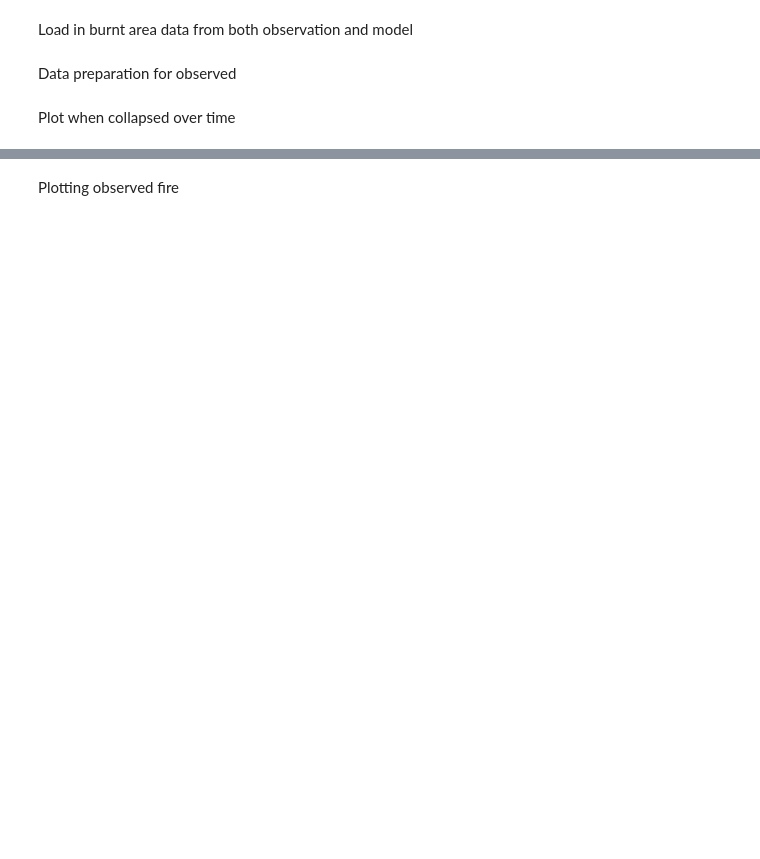
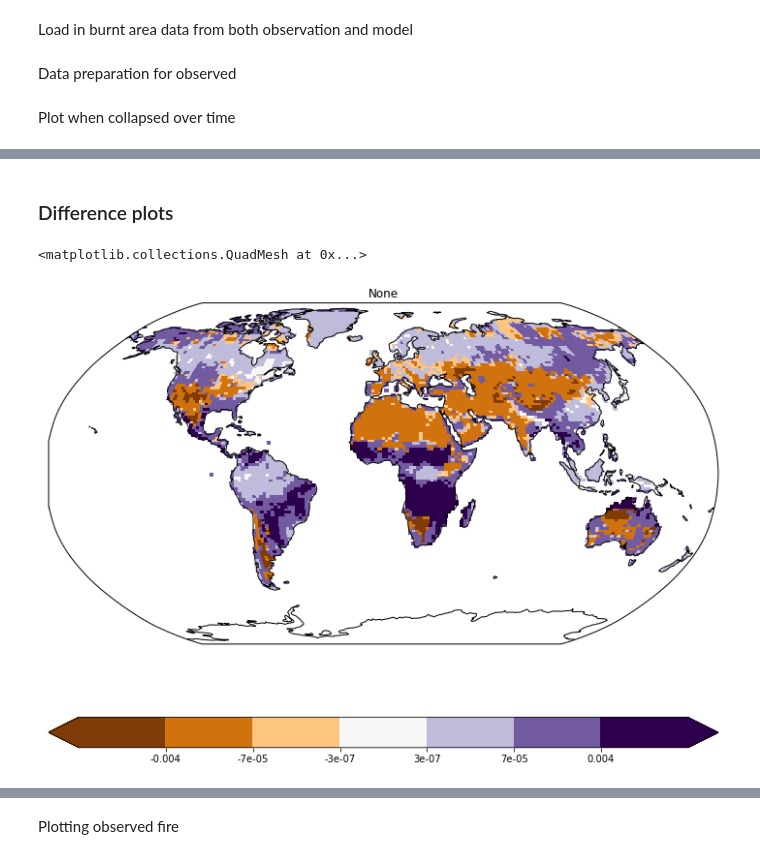
Before and after one commit to douglask3/UKESM-ConFire, a Jupyter notebook: notebooks/plot_burnt_area.ipynb, the cells around one changed output, grey strips where cells are left out. Drawn from its saved outputs; the diff is of its cells as text; code cells hidden in the pictures; blank space fills up the shorter version.

```diff
--- a/notebooks/plot_burnt_area.ipynb
+++ b/notebooks/plot_burnt_area.ipynb
@@ -73,0 +92,2 @@ plot_lonely_cube(canopy_lon_lat, 1, 2, 2, cmap = 'magma_r', levels = None)
+# %% [markdown]
+### Difference plots
@@ -74 +107,15 @@ plot_lonely_cube(canopy_lon_lat, 1, 2, 2, cmap = 'magma_r', levels = None)
+# %%
+c1 = cube1.collapsed('time', iris.analysis.MEAN)
+c3 = cube3.collapsed('time', iris.analysis.MEAN)
+# c4 = c1.copy()
+
+c4 = c3 - c2
+# %%
+plt.figure(figsize = (10, 7.5))
+
+plot_lonely_cube(c4, 1, 1, 1, cmap = 'PuOr', levels = None)
+# plt.savefig(dir_fig + 'UKESM_BA.png')
+# %% [output]
+<matplotlib.collections.QuadMesh at 0x...>
+[figure, added]
 # %% [markdown]
```
Also changed, not shown: parts of 12 cells of this notebook.
